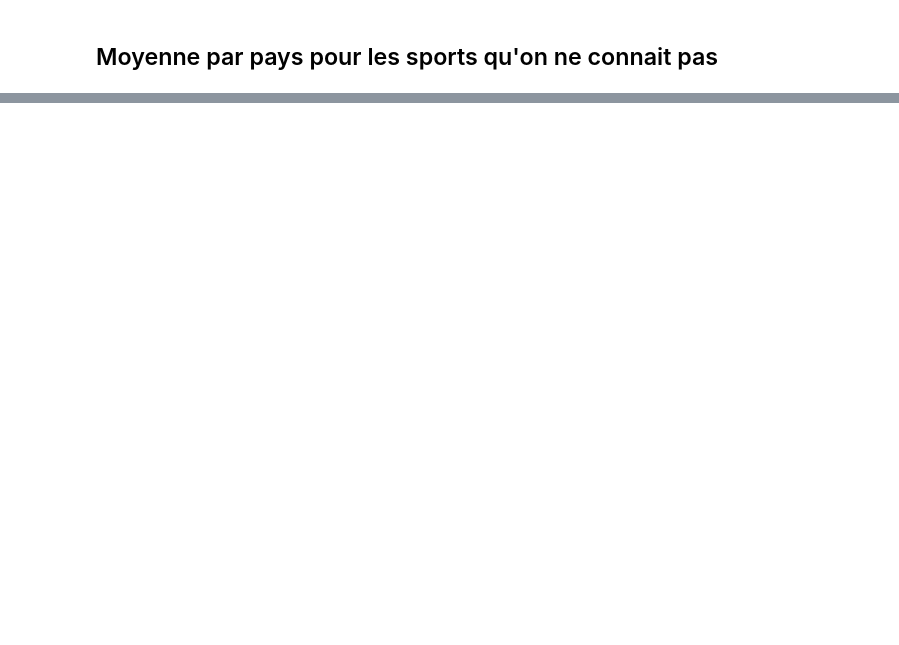
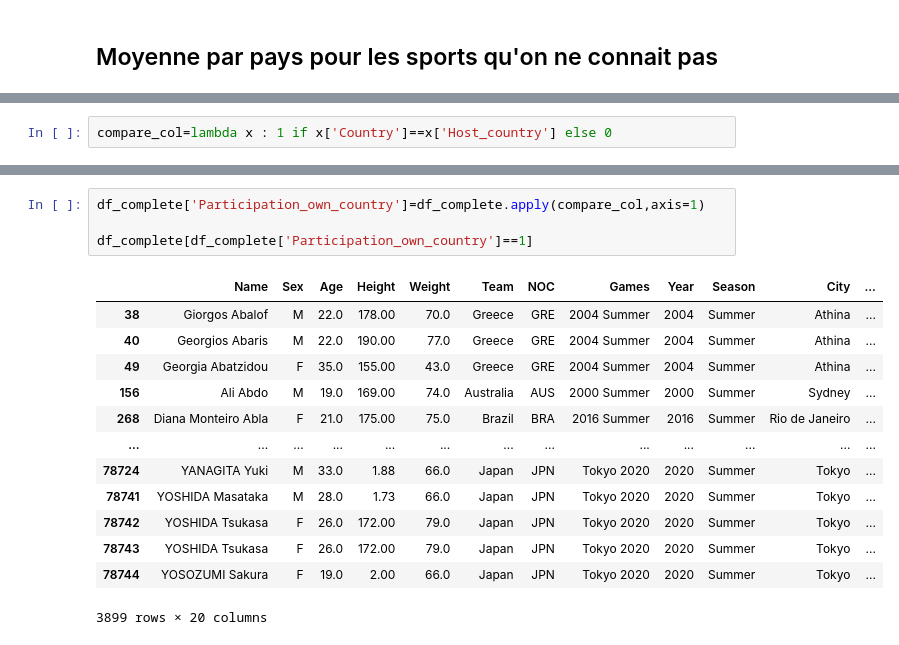
Before and after one commit to nastoo/tp-methodes-pour-analytique, a Jupyter notebook: IAE_python/Méthodes Analytique/tp-methodes-pour-analytique/Projet_FLO.ipynb, the cells around one changed output, grey strips where cells are left out. Drawn from its saved outputs; the diff is of its cells as text; blank space fills up the shorter version.

```diff
--- a/IAE_python/Méthodes Analytique/tp-methodes-pour-analytique/Projet_FLO.ipynb
+++ b/IAE_python/Méthodes Analytique/tp-methodes-pour-analytique/Projet_FLO.ipynb
@@ -820,0 +809,2 @@ In [69] used 1.2 MiB RAM in 0.12s (system mean cpu 18%, single max cpu 28%), pea
+# %%
+compare_col=lambda x : 1 if x['Country']==x['Host_country'] else 0
@@ -820,0 +813,18 @@ In [69] used 1.2 MiB RAM in 0.12s (system mean cpu 18%, single max cpu 28%), pea
+# %%
+df_complete['Participation_own_country']=df_complete.apply(compare_col,axis=1)
+
+df_complete[df_complete['Participation_own_country']==1]
+# %% [output]
+|  | Name | Sex | Age | Height | Weight | Team | NOC | Games | Year | Season | City | ... |
+| 38 | Giorgos Abalof | M | 22.0 | 178.00 | 70.0 | Greece | GRE | 2004 Summer | 2004 | Summer | Athina | ... |
+| 40 | Georgios Abaris | M | 22.0 | 190.00 | 77.0 | Greece | GRE | 2004 Summer | 2004 | Summer | Athina | ... |
+| 49 | Georgia Abatzidou | F | 35.0 | 155.00 | 43.0 | Greece | GRE | 2004 Summer | 2004 | Summer | Athina | ... |
+| 156 | Ali Abdo | M | 19.0 | 169.00 | 74.0 | Australia | AUS | 2000 Summer | 2000 | Summer | Sydney | ... |
+| 268 | Diana Monteiro Abla | F | 21.0 | 175.00 | 75.0 | Brazil | BRA | 2016 Summer | 2016 | Summer | Rio de Janeiro | ... |
+| ... | ... | ... | ... | ... | ... | ... | ... | ... | ... | ... | ... | ... |
+| 78724 | YANAGITA Yuki | M | 33.0 | 1.88 | 66.0 | Japan | JPN | Tokyo 2020 | 2020 | Summer | Tokyo | ... |
+| 78741 | YOSHIDA Masataka | M | 28.0 | 1.73 | 66.0 | Japan | JPN | Tokyo 2020 | 2020 | Summer | Tokyo | ... |
+| 78742 | YOSHIDA Tsukasa | F | 26.0 | 172.00 | 79.0 | Japan | JPN | Tokyo 2020 | 2020 | Summer | Tokyo | ... |
+| 78743 | YOSHIDA Tsukasa | F | 26.0 | 172.00 | 79.0 | Japan | JPN | Tokyo 2020 | 2020 | Summer | Tokyo | ... |
+| 78744 | YOSOZUMI Sakura | F | 19.0 | 2.00 | 66.0 | Japan | JPN | Tokyo 2020 | 2020 | Summer | Tokyo | ... |
+3899 rows × 20 columns
```
Also changed, not shown: parts of 93 cells of this notebook, 24 other files.
